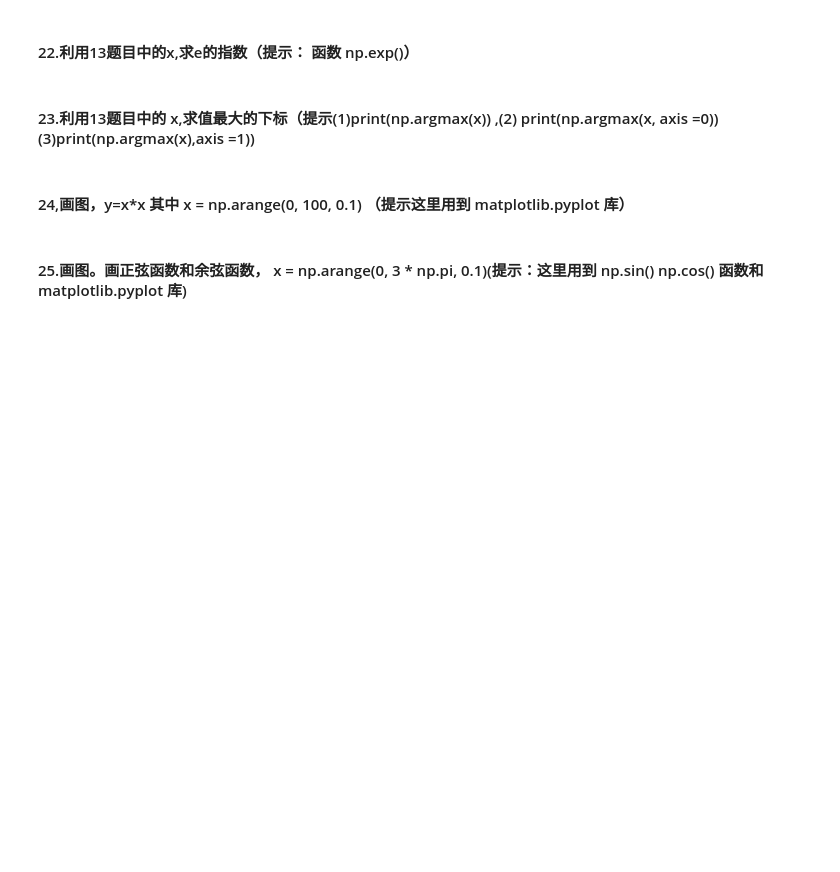
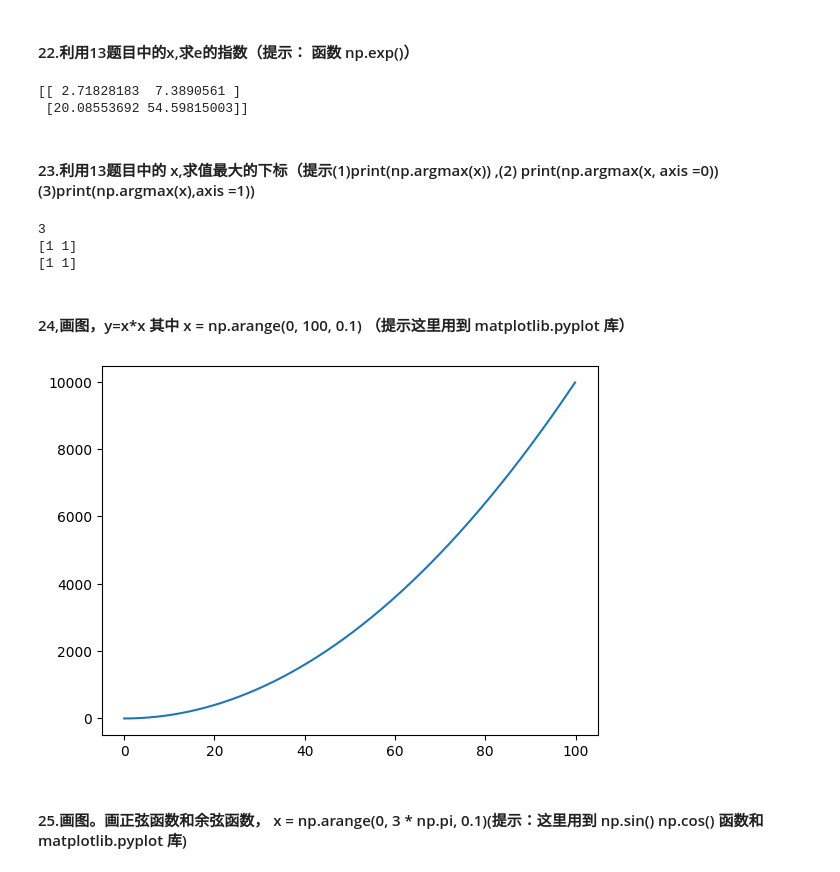
Before and after one commit to henrypuppy/Neural-Networks-and-Deep-Learning-Assignment, a Jupyter notebook: Assignment1/numpy_ tutorial.ipynb, the cells around one changed output. Drawn from its saved outputs; the diff is of its cells as text; code cells hidden in the pictures; blank space fills up the shorter version.

```diff
--- a/Assignment1/numpy_ tutorial.ipynb
+++ b/Assignment1/numpy_ tutorial.ipynb
@@ -56,8 +208,30 @@ print(a[0])
 # %% [markdown]
 #### 22.利用13题目中的x,求e的指数（提示： 函数 np.exp()）
+# %%
+print(np.exp(x))
+# %% [output]
+[[ 2.71828183  7.3890561 ]
+ [20.08553692 54.59815003]]
 # %% [markdown]
 #### 23.利用13题目中的 x,求值最大的下标（提示(1)print(np.argmax(x)) ,(2) print(np.argmax(x, axis =0))(3)print(np.argmax(x),axis =1))
+# %%
+
+print(np.argmax(x))
+print(np.argmax(x,axis=0))
+print(np.argmax(x,axis=1))
+# %% [output]
+3
+[1 1]
+[1 1]
 # %% [markdown]
 #### 24,画图，y=x*x 其中 x = np.arange(0, 100, 0.1) （提示这里用到  matplotlib.pyplot 库）
+# %%
+import matplotlib.pyplot as plt
+x=np.arange(0,100,0.1)
+y=x*x
+plt.plot(x,y)
+plt.show()
+# %% [output]
+[figure, added]
 # %% [markdown]
 #### 25.画图。画正弦函数和余弦函数， x = np.arange(0, 3 * np.pi, 0.1)(提示：这里用到 np.sin() np.cos() 函数和 matplotlib.pyplot 库)
```
Also changed, not shown: parts of 22 cells of this notebook.
